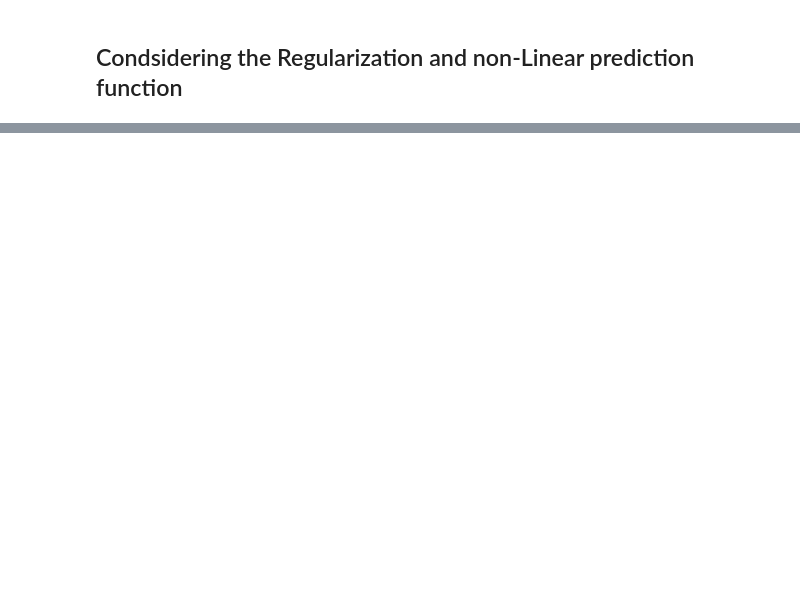
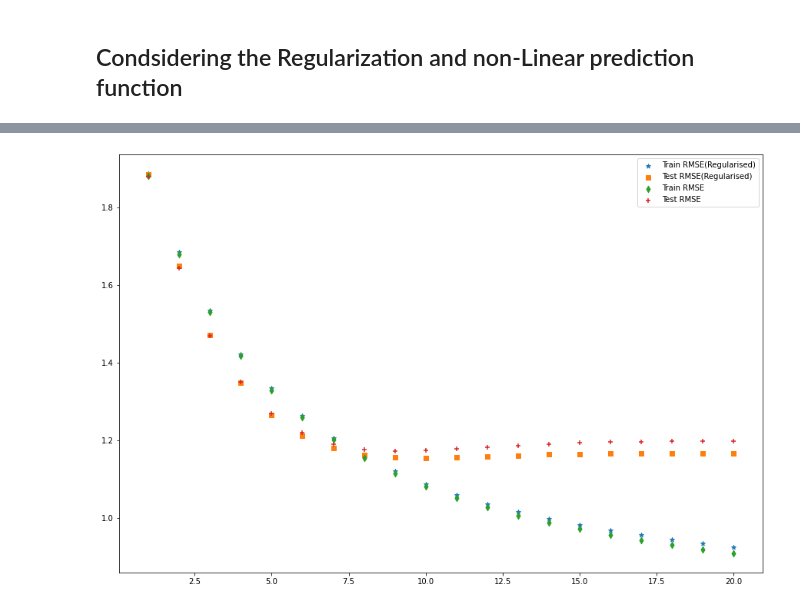
Before and after one commit to NeelMakadiya14/Music-Recommendation-System, a Jupyter notebook: Factorisation.ipynb, the cells around one changed output, grey strips where cells are left out. Saved outputs shown, nothing was run; the diff lists cells and outputs as text; code cells hidden in the pictures; blank space fills up the shorter version.

```diff
--- a/Factorisation.ipynb
+++ b/Factorisation.ipynb
@@ -415,0 +437,10 @@ KeyboardInterrupt:
+# %%
+plt.figure(figsize=(15,10))
+plt.scatter(range(1,21),regularised_train_rmse_each_iteration,marker="*",label="Train RMSE(Regularised)")
+plt.scatter(range(1,21),regularised_test_rmse_each_iteration,marker="s",label="Test RMSE(Regularised)")
+plt.scatter(range(1,21),train_rmse_each_iteration,marker="d",label="Train RMSE")
+plt.scatter(range(1,21),test_rmse_each_iteration,marker="+",label="Test RMSE")
+plt.legend()
+plt.show()
+# %% [output]
+[figure, added]
```
Also changed, not shown: parts of 40 cells of this notebook, 16 other files.
